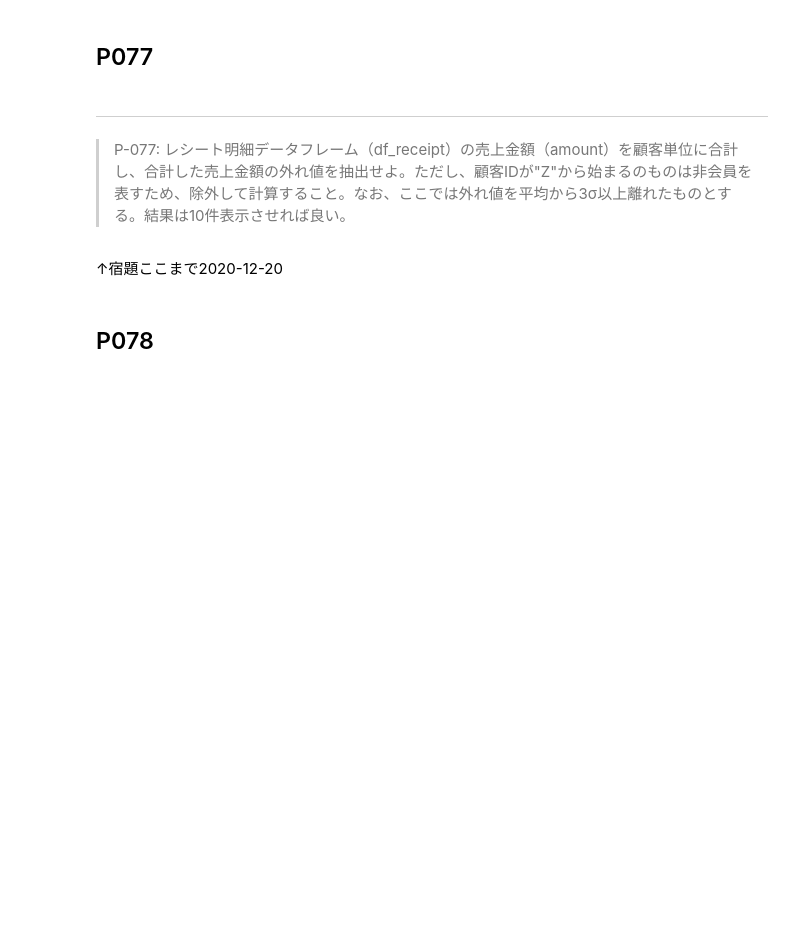
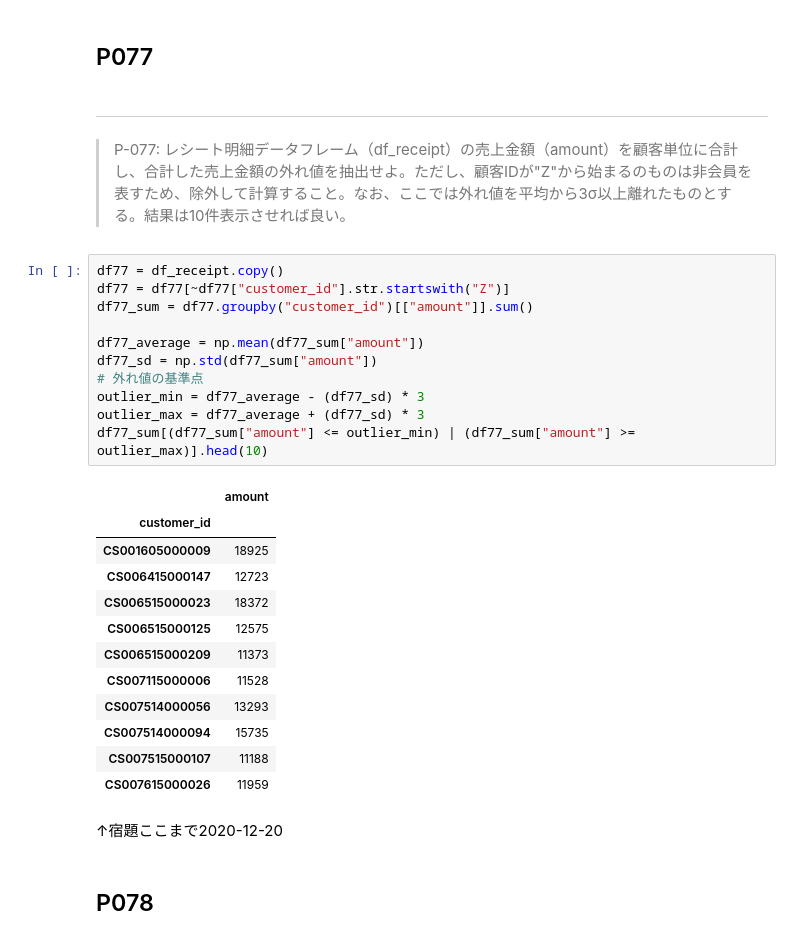
Before and after one commit to okusama27/koan, a Jupyter notebook: 100knock/submit/kame-chan/100_knock_Python(kame-chan).ipynb, the cells around one changed output. Cells and saved outputs as stored; diff of their text form; blank space fills up the shorter version.

```diff
--- a/100knock/submit/kame-chan/100_knock_Python(kame-chan).ipynb
+++ b/100knock/submit/kame-chan/100_knock_Python(kame-chan).ipynb
@@ -2003,6 +2015,30 @@ df75.sample(frac=0.01).head(10)
 # %% [markdown]
 ---
 > P-077: レシート明細データフレーム（df_receipt）の売上金額（amount）を顧客単位に合計し、合計した売上金額の外れ値を抽出せよ。ただし、顧客IDが"Z"から始まるのものは非会員を表すため、除外して計算すること。なお、ここでは外れ値を平均から3σ以上離れたものとする。結果は10件表示させれば良い。
+# %%
+df77 = df_receipt.copy()
+df77 = df77[~df77["customer_id"].str.startswith("Z")]
+df77_sum = df77.groupby("customer_id")[["amount"]].sum()
+
+df77_average = np.mean(df77_sum["amount"])
+df77_sd = np.std(df77_sum["amount"])
+# 外れ値の基準点
+outlier_min = df77_average - (df77_sd) * 3
+outlier_max = df77_average + (df77_sd) * 3
+df77_sum[(df77_sum["amount"] <= outlier_min) | (df77_sum["amount"] >= outlier_max)].head(10)
+# %% [output]
+|  | amount |
+| customer_id |  |
+| CS001605000009 | 18925 |
+| CS006415000147 | 12723 |
+| CS006515000023 | 18372 |
+| CS006515000125 | 12575 |
+| CS006515000209 | 11373 |
+| CS007115000006 | 11528 |
+| CS007514000056 | 13293 |
+| CS007514000094 | 15735 |
+| CS007515000107 | 11188 |
+| CS007615000026 | 11959 |
 # %% [markdown]
 ↑宿題ここまで2020-12-20
 # %% [markdown]
```
Also changed, not shown: parts of 1 cell of this notebook.
